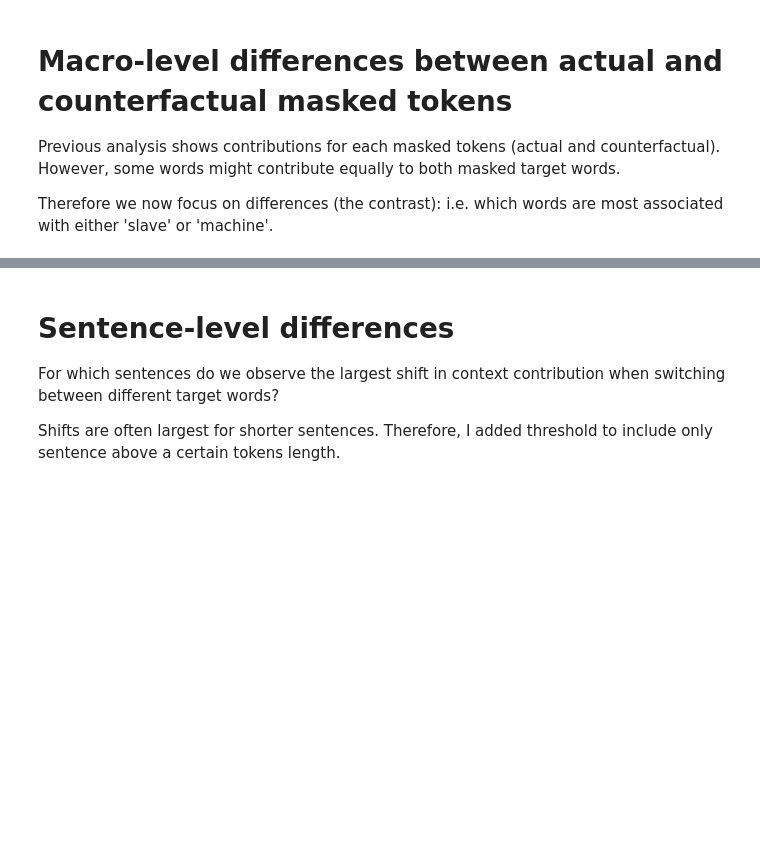
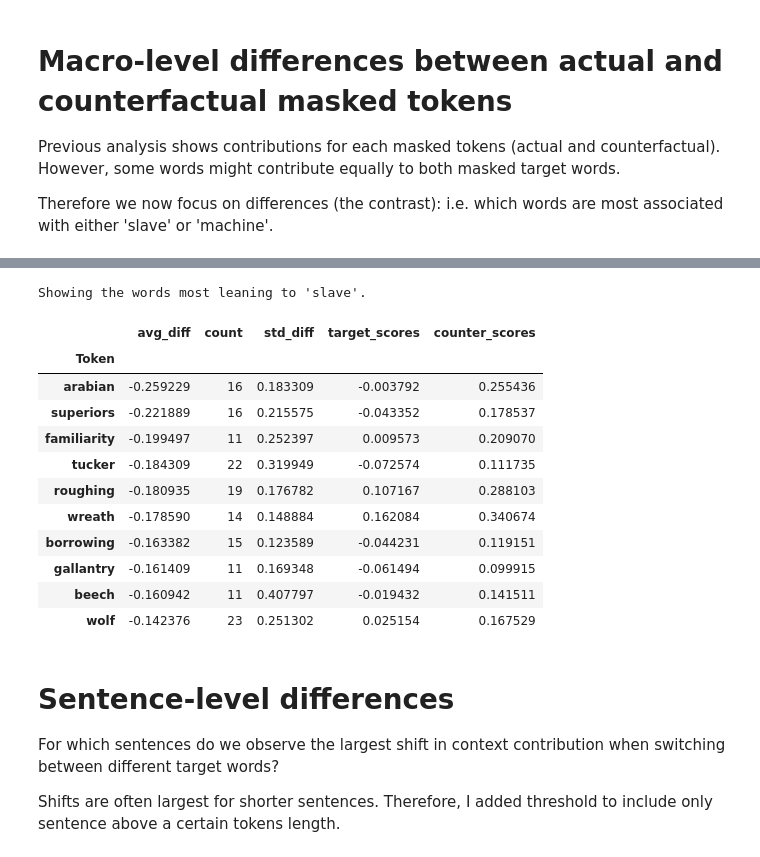
Before and after one commit to Text-Machine/mask-predict, a Jupyter notebook: example_analysis_colab.ipynb, the cells around one changed output, grey strips where cells are left out. Drawn from its saved outputs; the diff is of its cells as text; code cells hidden in the pictures; blank space fills up the shorter version.

```diff
--- a/example_analysis_colab.ipynb
+++ b/example_analysis_colab.ipynb
@@ -203,3 +287,20 @@ target_diff[target_diff['count'] > 10].sort_values('avg_diff', ascending=True).h
+# %%
+print("Showing the words most leaning to '{}'.".format(ContrastiveMaskedToken if decision == 'target' else TargetMaskedToken))
+diff[diff['count'] > 10].sort_values('avg_diff', ascending=True).head(top_n)
+# %% [output]
+Showing the words most leaning to 'slave'.
+|  | avg_diff | count | std_diff | target_scores | counter_scores |
+| Token |  |  |  |  |  |
+| arabian | -0.259229 | 16 | 0.183309 | -0.003792 | 0.255436 |
+| superiors | -0.221889 | 16 | 0.215575 | -0.043352 | 0.178537 |
+| familiarity | -0.199497 | 11 | 0.252397 | 0.009573 | 0.209070 |
+| tucker | -0.184309 | 22 | 0.319949 | -0.072574 | 0.111735 |
+| roughing | -0.180935 | 19 | 0.176782 | 0.107167 | 0.288103 |
+| wreath | -0.178590 | 14 | 0.148884 | 0.162084 | 0.340674 |
+| borrowing | -0.163382 | 15 | 0.123589 | -0.044231 | 0.119151 |
+| gallantry | -0.161409 | 11 | 0.169348 | -0.061494 | 0.099915 |
+| beech | -0.160942 | 11 | 0.407797 | -0.019432 | 0.141511 |
+| wolf | -0.142376 | 23 | 0.251302 | 0.025154 | 0.167529 |
 # %% [markdown]
 # Sentence-level differences
 
```
Also changed, not shown: parts of 38 cells of this notebook.
